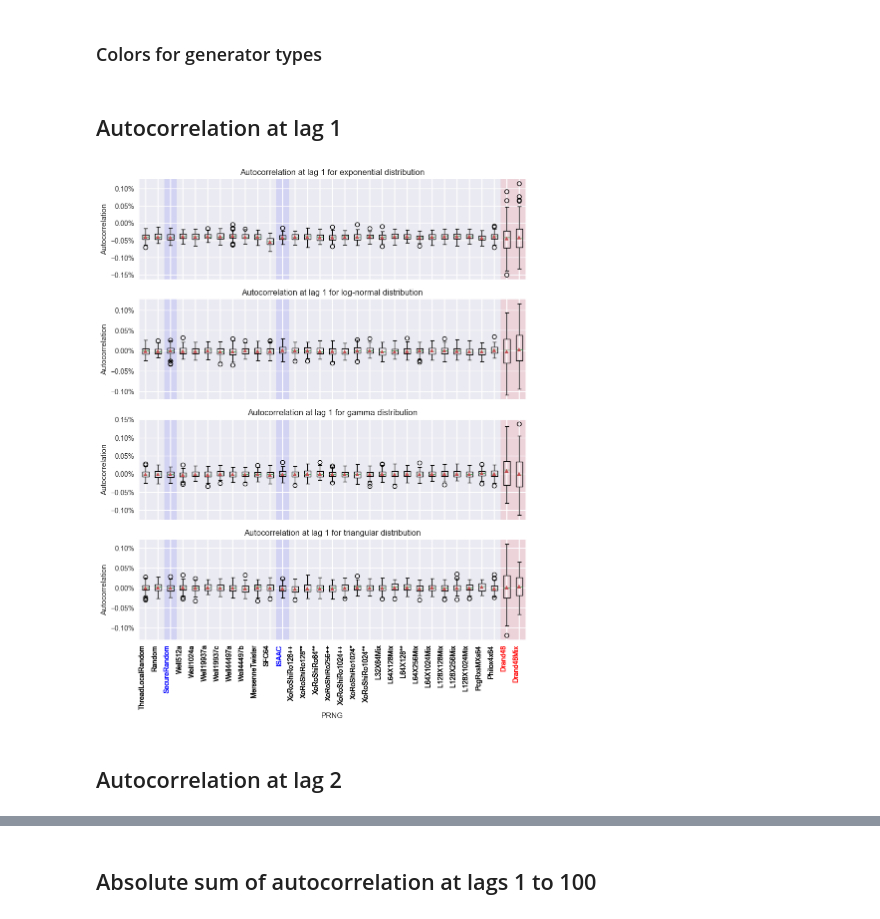
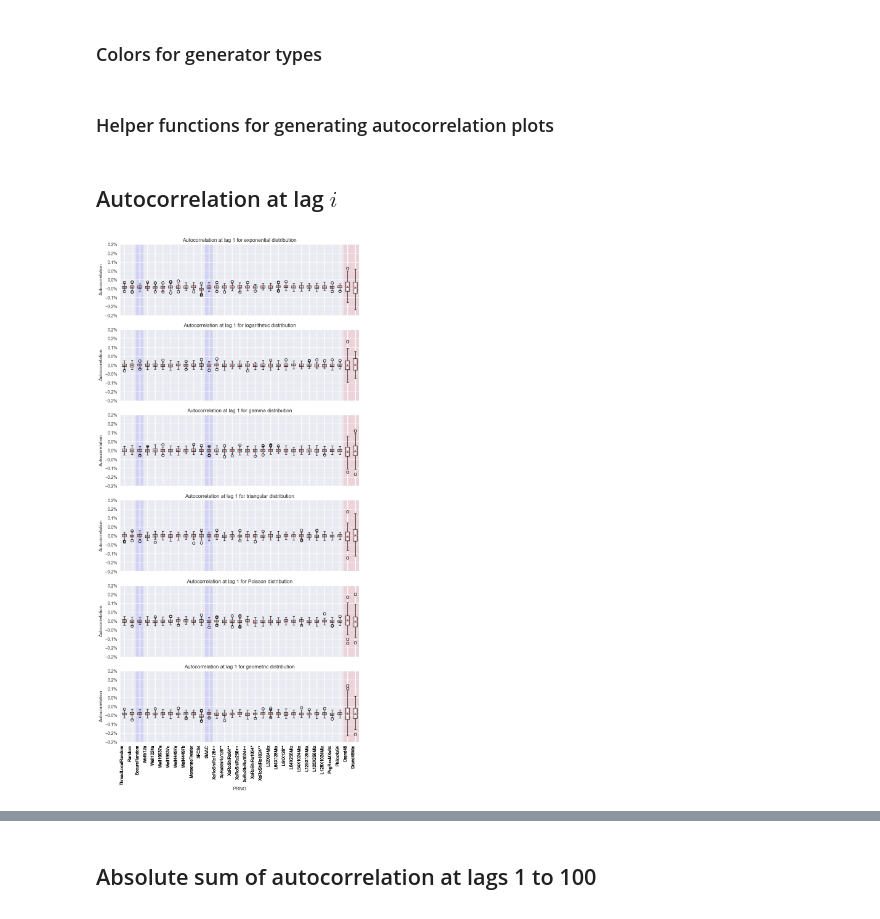
Before and after one commit to A-Herzog/PRNG-DES-Benchmarks, a Jupyter notebook: Results1Autocorrelation.ipynb, the cells around one changed output, grey strips where cells are left out. Drawn from its saved outputs; the diff is of its cells as text; code cells hidden in the pictures.

Commit message:
Added more autocorrelation benchmark results

```diff
--- a/Results1Autocorrelation.ipynb
+++ b/Results1Autocorrelation.ipynb
@@ -13,10 +14,12 @@ plt.style.use('seaborn-v0_8')
 ## Load and process data
 # %%
 data = [
-    {"name": "Exponential", "file": "statistics/results1ExpAutocorrelation.txt", "mean": 200, "std": 200},
-    {"name": "Logarithmic", "file": "statistics/results1LogAutocorrelation.txt", "mean": 200, "std": 50},
-    {"name": "Gamma", "file": "statistics/results1GammaAutocorrelation.txt", "mean": 200, "std": 50},
-    {"name": "Triangular", "file": "statistics/results1TriangularAutocorrelation.txt", "mean": 200, "std": 50}
+    {"name": "Exponential", "nameSmall": "exponential", "file": "statistics/results1ExpAutocorrelation.txt", "mean": 200, "std": 200},
+    {"name": "Logarithmic", "nameSmall": "logarithmic", "file": "statistics/results1LogAutocorrelation.txt", "mean": 200, "std": 50},
+    {"name": "Gamma", "nameSmall": "gamma", "file": "statistics/results1GammaAutocorrelation.txt", "mean": 200, "std": 50},
+    {"name": "Triangular", "nameSmall": "triangular", "file": "statistics/results1TriangularAutocorrelation.txt", "mean": 200, "std": 50},
+    {"name": "Poisson", "nameSmall": "Poisson", "file": "statistics/results1PoissonAutocorrelation.txt", "mean": 200, "std": math.sqrt(200)},
+    {"name": "Geometric", "nameSmall": "geometric", "file": "statistics/results1GeometricAutocorrelation.txt", "mean": 200, "std": math.sqrt(201 * 200)}
 ]
 # %%
 for i in range(len(data)):
@@ -49,3 +52,5 @@ def color_all(fig):
     for ax in axes:
         color_boxes(ax)
     color_labels(axes[-1])
+# %% [markdown]
+### Helper functions for generating autocorrelation plots
@@ -52,46 +82,9 @@ def color_all(fig):
 # %% [markdown]
-## Autocorrelation at lag 1
+## Autocorrelation at lag $i$
 # %%
-key = "rho1"
-info = "at lag 1"
-
-fig, (ax1, ax2, ax3, ax4) = plt.subplots(4, 1, figsize=(10, 12), sharex='col')
-
-df=data[0]["df"]
-ax1.boxplot([df[df["rng_mode"] == generator][key]*100 for generator in generators], showmeans=True)
-
-df=data[1]["df"]
-ax2.boxplot([df[df["rng_mode"] == generator][key]*100 for generator in generators], showmeans=True)
-
-df=data[2]["df"]
-ax3.boxplot([df[df["rng_mode"] == generator][key]*100 for generator in generators], showmeans=True)
-
-df=data[3]["df"]
-ax4.boxplot([df[df["rng_mode"] == generator][key]*100 for generator in generators], showmeans=True)
-ax4.set_xticklabels(generators + generators + generators + generators, rotation=90, ha='right')
-
-ax1.set_title(f"Autocorrelation {info} for exponential distribution")
-ax1.set_ylabel("Autocorrelation")
-
-ax2.set_title(f"Autocorrelation {info} for log-normal distribution")
-ax2.set_ylabel("Autocorrelation")
-
-ax3.set_title(f"Autocorrelation {info} for gamma distribution")
-ax3.set_ylabel("Autocorrelation")
-
-ax4.set_title(f"Autocorrelation {info} for triangular distribution")
-ax4.set_xlabel("PRNG")
-ax4.set_ylabel("Autocorrelation")
-color_all(fig)
-
-ax1.yaxis.set_major_formatter(mtick.PercentFormatter(decimals=2))
-ax2.yaxis.set_major_formatter(mtick.PercentFormatter(decimals=2))
-ax3.yaxis.set_major_formatter(mtick.PercentFormatter(decimals=2))
-ax4.yaxis.set_major_formatter(mtick.PercentFormatter(decimals=2))
+fig = plot_autocorrelation_at_Lag(1)
 
 # fig.savefig("plot1autocorrelation1.png", format="png", bbox_inches='tight', pad_inches=0)
 # %% [output]
-[figure, old version]
+[figure, new version]
-# %% [markdown]
-## Autocorrelation at lag 2
 # %%
```
Also changed, not shown: parts of 11 cells of this notebook, 13 other files.
